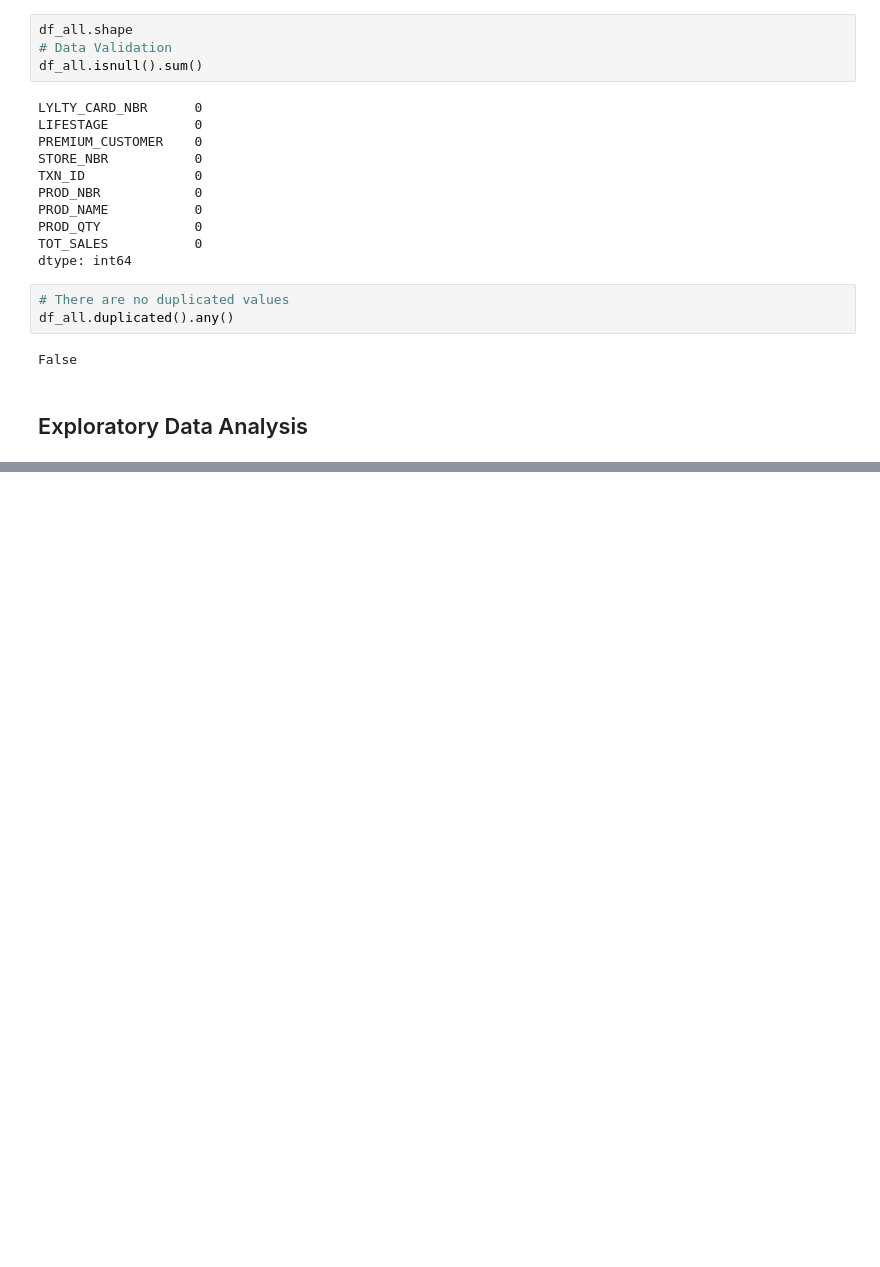
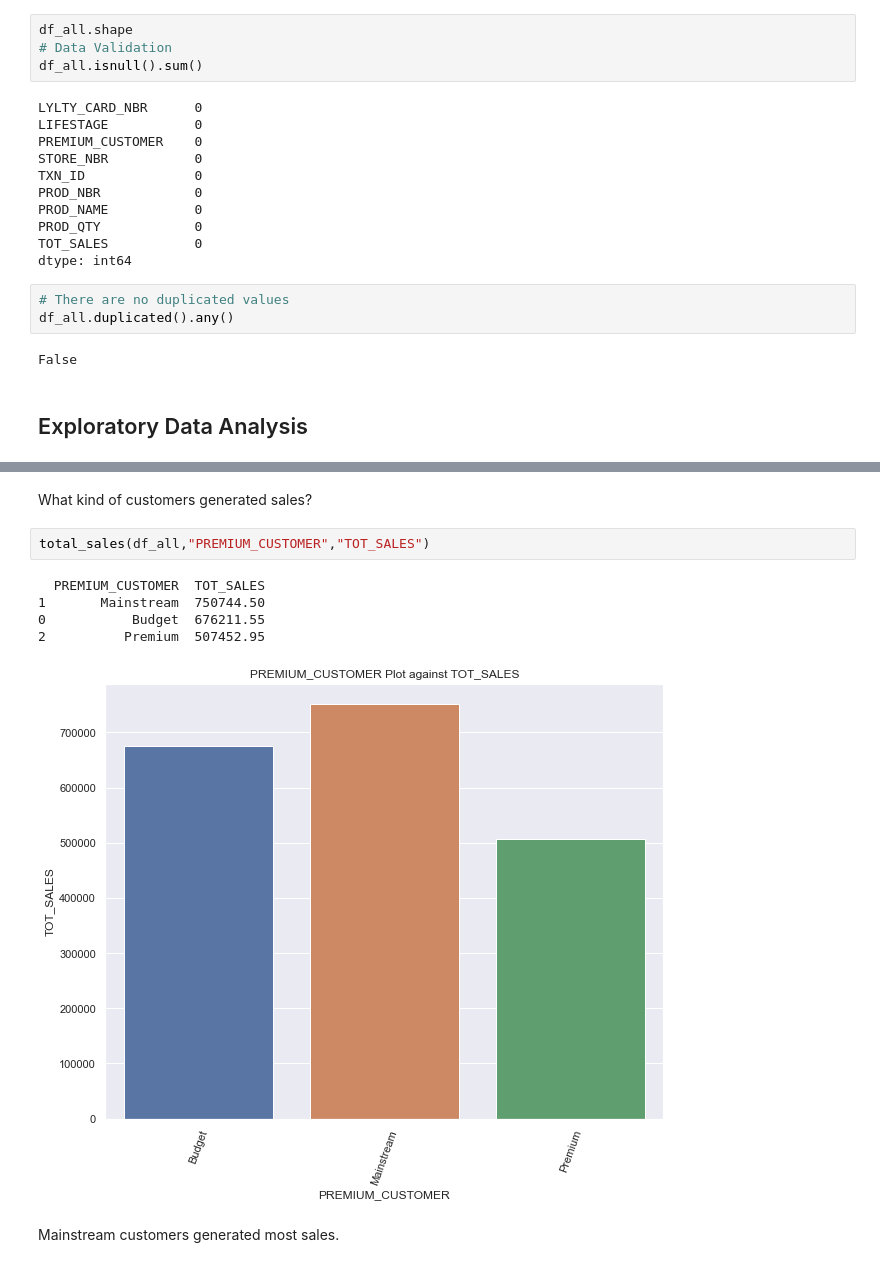
Before and after one commit to CHRISTINEMUTHEE/Quantium-Analysis, a Jupyter notebook: notebooks/data_cleaning.ipynb, the cells around one changed output, grey strips where cells are left out. Saved outputs shown, nothing was run; the diff lists cells and outputs as text; blank space fills up the shorter version.

```diff
--- a/notebooks/data_cleaning.ipynb
+++ b/notebooks/data_cleaning.ipynb
@@ -373,0 +400,12 @@ df_lifestage.sort_values(by="TOT_SALES",ascending=False)
+# %% [markdown]
+What kind of customers generated sales?
+# %%
+total_sales(df_all,"PREMIUM_CUSTOMER","TOT_SALES")
+# %% [output]
+  PREMIUM_CUSTOMER  TOT_SALES
+1       Mainstream  750744.50
+0           Budget  676211.55
+2          Premium  507452.95
+[figure, added]
+# %% [markdown]
+Mainstream customers generated most sales.
```
Also changed, not shown: parts of 27 cells of this notebook.
